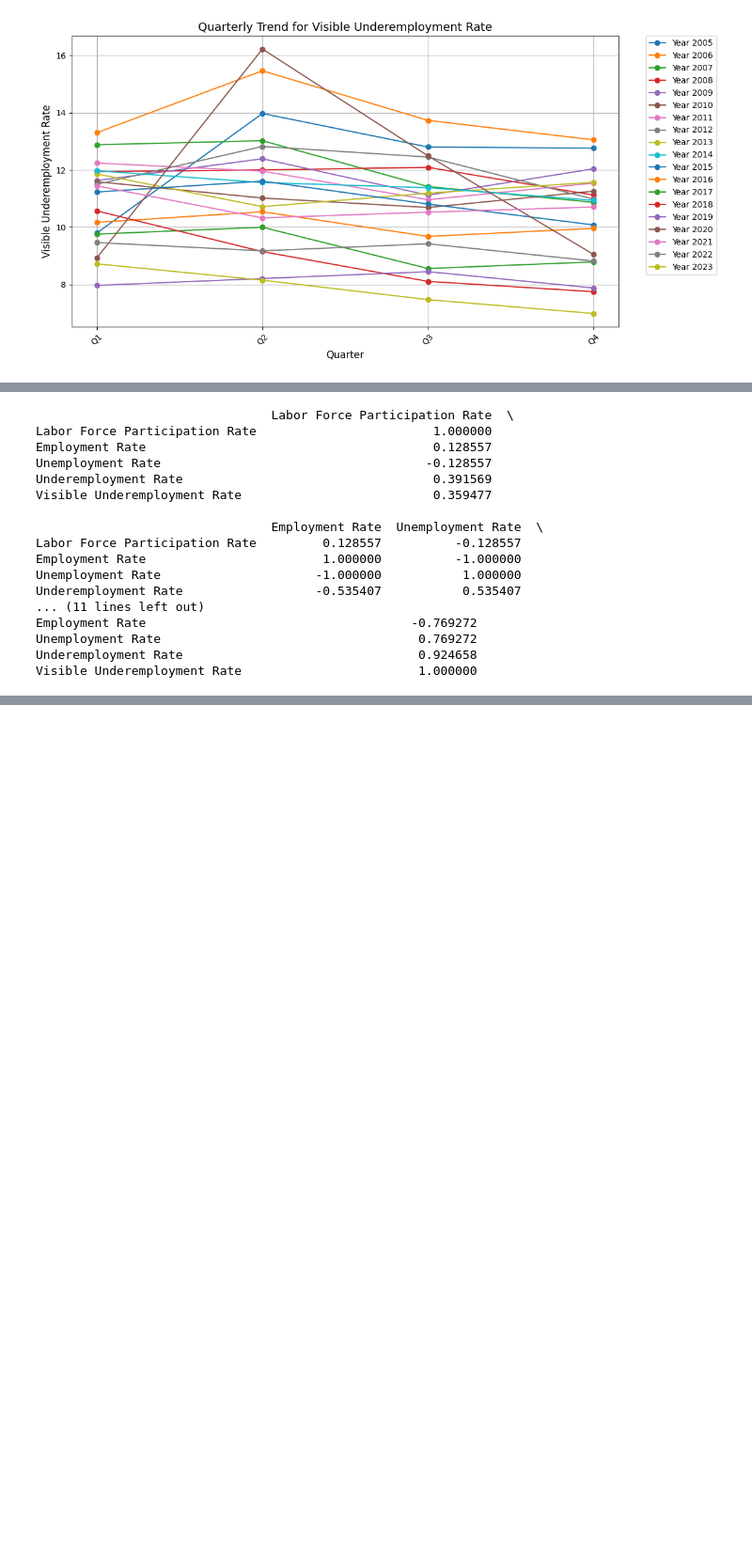
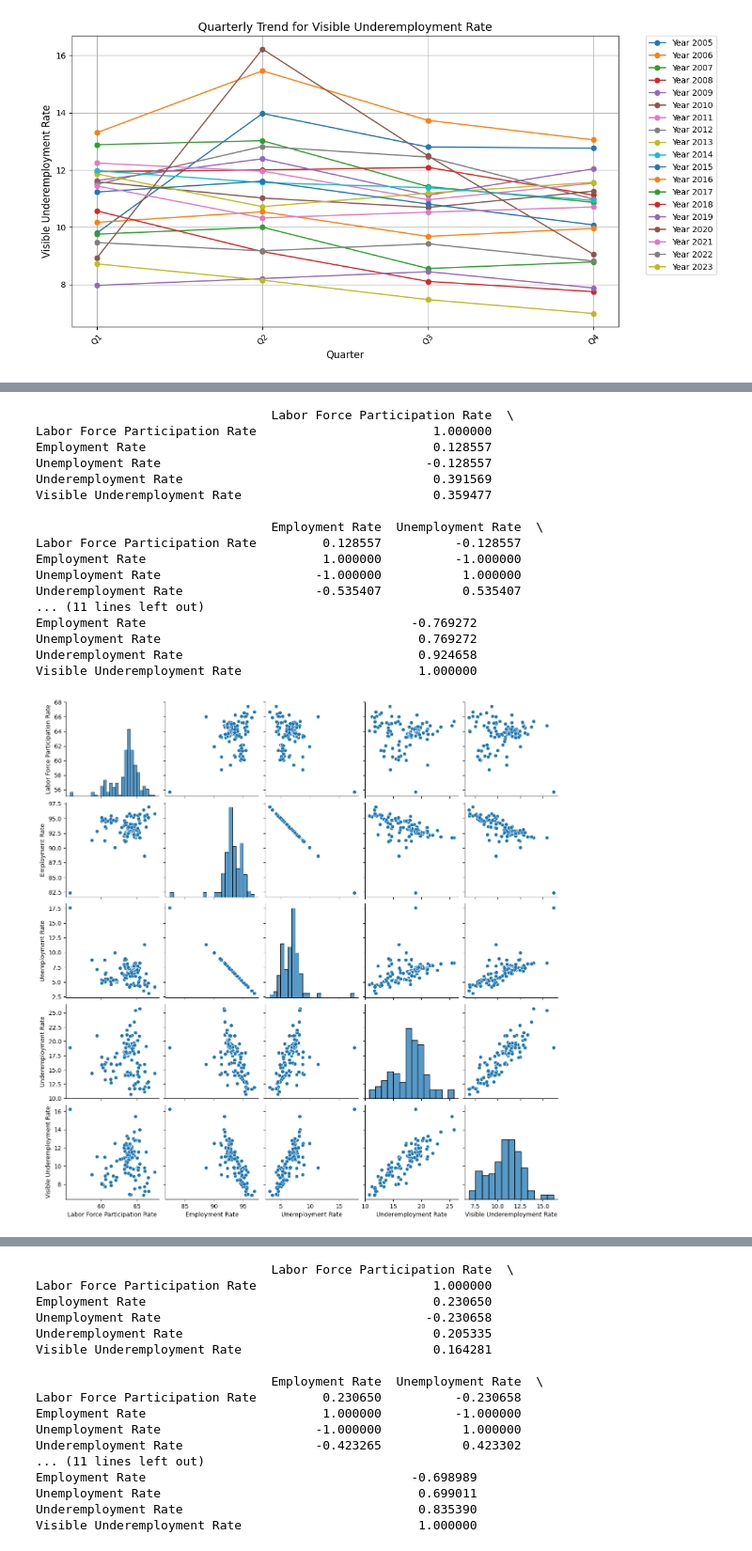
Before and after one commit to FBChavez/FinalActivity, a Jupyter notebook: data_analysis.ipynb, the cells around one changed output, grey strips where cells are left out. Shown at 94% size. Saved outputs shown, nothing was run; the diff lists cells and outputs as text; code cells hidden in the pictures; blank space fills up the shorter version.

```diff
--- a/data_analysis.ipynb
+++ b/data_analysis.ipynb
@@ -286,30 +415,44 @@ plt.show()
 
 correlation_matrix = annual_data[numeric_columns].corr()
 
 plt.figure(figsize=(10, 6))
 sns.heatmap(correlation_matrix, annot=True, cmap='coolwarm', fmt='.2f', linewidths=0.5)
 plt.title('Correlation Matrix of Annual Data', fontsize=16)
 plt.show()
 
 correlations = annual_data[numeric_columns].corr()
 print(correlations)
+
+sns.pairplot(monthly_data, vars=numeric_columns)
+plt.show()
+
+correlation_matrix = monthly_data[numeric_columns].corr()
+
+plt.figure(figsize=(10, 6))
+sns.heatmap(correlation_matrix, annot=True, cmap='coolwarm', fmt='.2f', linewidths=0.5)
+plt.title('Correlation Matrix of Monthly Data', fontsize=16)
+plt.show()
+
+correlations = monthly_data[numeric_columns].corr()
+print(correlations)
 # %% [output]
 [figure]
 [figure]
                                 Labor Force Participation Rate  \
 Labor Force Participation Rate                        1.000000
 Employment Rate                                       0.128557
 Unemployment Rate                                    -0.128557
 Underemployment Rate                                  0.391569
 Visible Underemployment Rate                          0.359477
 
                                 Employment Rate  Unemployment Rate  \
 Labor Force Participation Rate         0.128557          -0.128557
 Employment Rate                        1.000000          -1.000000
 Unemployment Rate                     -1.000000           1.000000
 Underemployment Rate                  -0.535407           0.535407
 ... (11 lines left out)
 Employment Rate                                    -0.769272
 Unemployment Rate                                   0.769272
 Underemployment Rate                                0.924658
 Visible Underemployment Rate                        1.000000
+[figure, added]
@@ -316,3 +460,20 @@ Visible Underemployment Rate                        1.000000
+                                Labor Force Participation Rate  \
+Labor Force Participation Rate                        1.000000
+Employment Rate                                       0.230650
+Unemployment Rate                                    -0.230658
+Underemployment Rate                                  0.205335
+Visible Underemployment Rate                          0.164281
+
+                                Employment Rate  Unemployment Rate  \
+Labor Force Participation Rate         0.230650          -0.230658
+Employment Rate                        1.000000          -1.000000
+Unemployment Rate                     -1.000000           1.000000
+Underemployment Rate                  -0.423265           0.423302
+... (11 lines left out)
+Employment Rate                                    -0.698989
+Unemployment Rate                                   0.699011
+Underemployment Rate                                0.835390
+Visible Underemployment Rate                        1.000000
 # %%
 from sklearn.linear_model import LinearRegression
 import numpy as np
```
Also changed, not shown: parts of 12 cells of this notebook, 1 other file.
